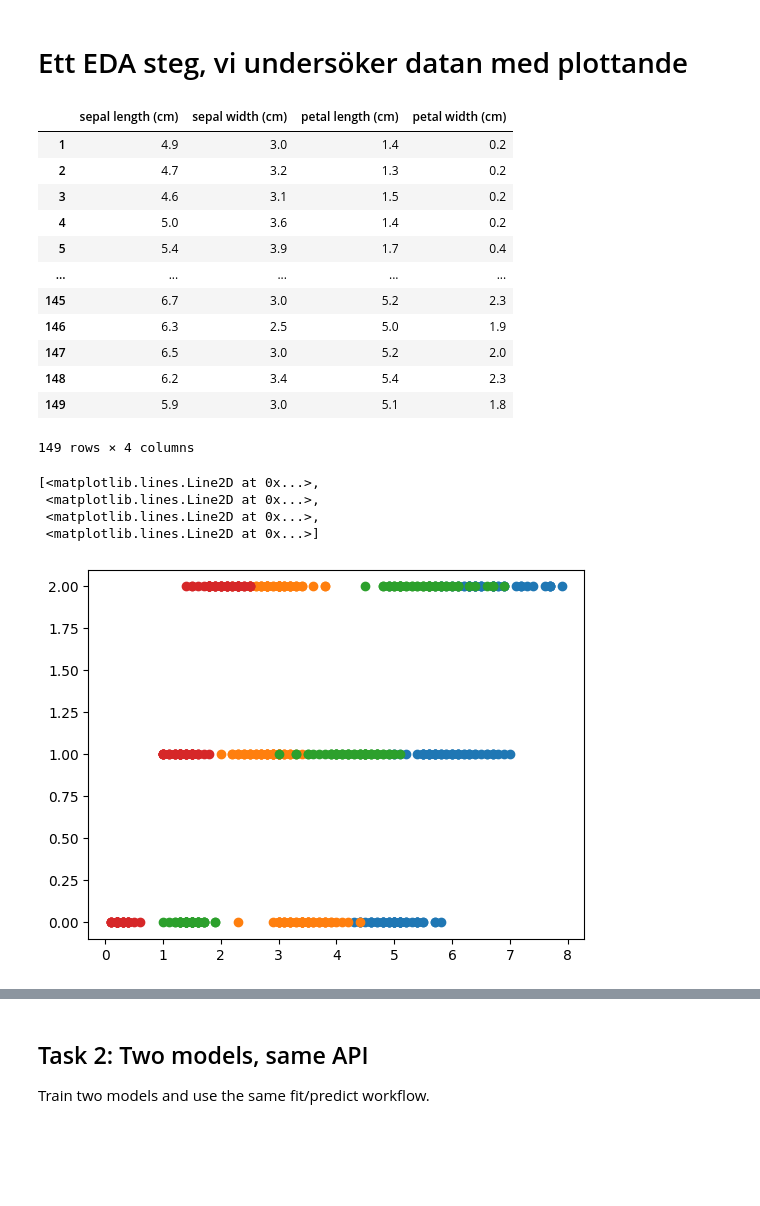
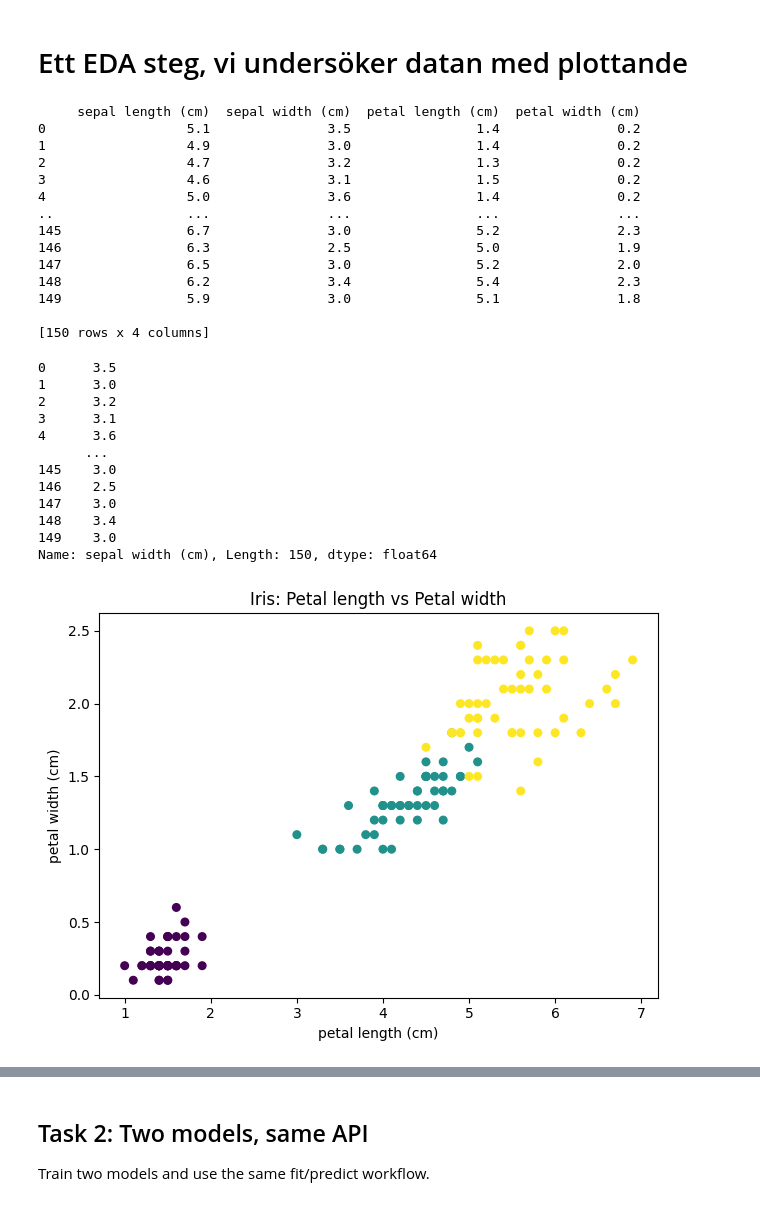
Before and after one commit to AndreasFurth/ML-Frameworks, a Jupyter notebook: L4/L4_assignment_CLASSROOM.ipynb, the cells around one changed output, grey strips where cells are left out. Saved outputs shown, nothing was run; the diff lists cells and outputs as text; code cells hidden in the pictures; blank space fills up the shorter version.

Commit message:
Plotting done, also seaborn added

```diff
--- a/L4/L4_assignment_CLASSROOM.ipynb
+++ b/L4/L4_assignment_CLASSROOM.ipynb
@@ -98,57 +98,76 @@ Name: count, dtype: int64
 
 # lista[:] - hämtar all data
 # alltså: [:] i en slice betyder, allt
-X[:]
+print(X[:])
 
 # Men, : kan modifieras, vi kan hämta all data innan
 # eller efter
 #[12:] hämtar all data från rad 12 och nedåt
 X[12:]
 
-# [:]
+# [:12] hämtar all data fram till rad 12
+X[:12]
+
+# Vi kan också slica i fler än en dimensioner
+# Det gör vi genom att använda ett kommatecken
+# som ett exempel: [[1,2,3],[4,5,6]]
+
+# Vi testar
+# Note, med en dataframe slicar vi med iloc istället
+# för med bara hakparenteser [], men principen är
+# den samma.
+X.iloc[:,1]
 # %% [output]
-|  | sepal length (cm) | sepal width (cm) | petal length (cm) | petal width (cm) |
-| 1 | 4.9 | 3.0 | 1.4 | 0.2 |
-| 2 | 4.7 | 3.2 | 1.3 | 0.2 |
-| 3 | 4.6 | 3.1 | 1.5 | 0.2 |
-| 4 | 5.0 | 3.6 | 1.4 | 0.2 |
-| 5 | 5.4 | 3.9 | 1.7 | 0.4 |
-| ... | ... | ... | ... | ... |
-| 145 | 6.7 | 3.0 | 5.2 | 2.3 |
-| 146 | 6.3 | 2.5 | 5.0 | 1.9 |
-| 147 | 6.5 | 3.0 | 5.2 | 2.0 |
-| 148 | 6.2 | 3.4 | 5.4 | 2.3 |
-| 149 | 5.9 | 3.0 | 5.1 | 1.8 |
-149 rows × 4 columns
+     sepal length (cm)  sepal width (cm)  petal length (cm)  petal width (cm)
+0                  5.1               3.5                1.4               0.2
+1                  4.9               3.0                1.4               0.2
+2                  4.7               3.2                1.3               0.2
+3                  4.6               3.1                1.5               0.2
+4                  5.0               3.6                1.4               0.2
+..                 ...               ...                ...               ...
+145                6.7               3.0                5.2               2.3
+146                6.3               2.5                5.0               1.9
+147                6.5               3.0                5.2               2.0
+148                6.2               3.4                5.4               2.3
+149                5.9               3.0                5.1               1.8
+
+[150 rows x 4 columns]
+0      3.5
+1      3.0
+2      3.2
+3      3.1
+4      3.6
+      ...
+145    3.0
+146    2.5
+147    3.0
+148    3.4
+149    3.0
+Name: sepal width (cm), Length: 150, dtype: float64
 # %%
 import matplotlib.pyplot as plt
+
 
 # Med plt.plot() kan vi plotta data
 # plot() tar data på listform, som kan skicka in på
 # olika sätt
 
 # Med plt.plot() plottar vi ett linjediagram
 # Linjediagramet har jättemånga inställningar
 # De kan ni gräva i när ni behöver plotta
 # "o":et är ett exempel på en inställning
 # Den gör att vi plottar punkter istället för linjer
-plt.plot(X,y, 'o')
+# plt.plot(X,y, 'o')
 
 
 # Vår data är högdimensionell (4 dimensioner),
 # Så vi väljer att plotta två dimensioner
-plt.scatter(X[:, 0], X[:, 1], c=y, cmap="viridis", s=30)
+plt.scatter(X.iloc[:, 2], X.iloc[:, 3], c=y, cmap="viridis", s=30)
 
-X[:23]
-
-plt.title("Iris: Sepal length vs sepal width")
-plt.xlabel(target_names.feature_names[0])
-plt.ylabel(target_names.feature_names[1])
+plt.title("Iris: Petal length vs Petal width")
+plt.xlabel(data.feature_names[2])
+plt.ylabel(data.feature_names[3])
 plt.tight_layout()
 plt.show()
 # %% [output]
-[<matplotlib.lines.Line2D at 0x...>,
- <matplotlib.lines.Line2D at 0x...>,
- <matplotlib.lines.Line2D at 0x...>,
- <matplotlib.lines.Line2D at 0x...>]
-[figure, old version]
+[figure, new version]
```
Also changed, not shown: parts of 2 cells of this notebook, 2 other files.
